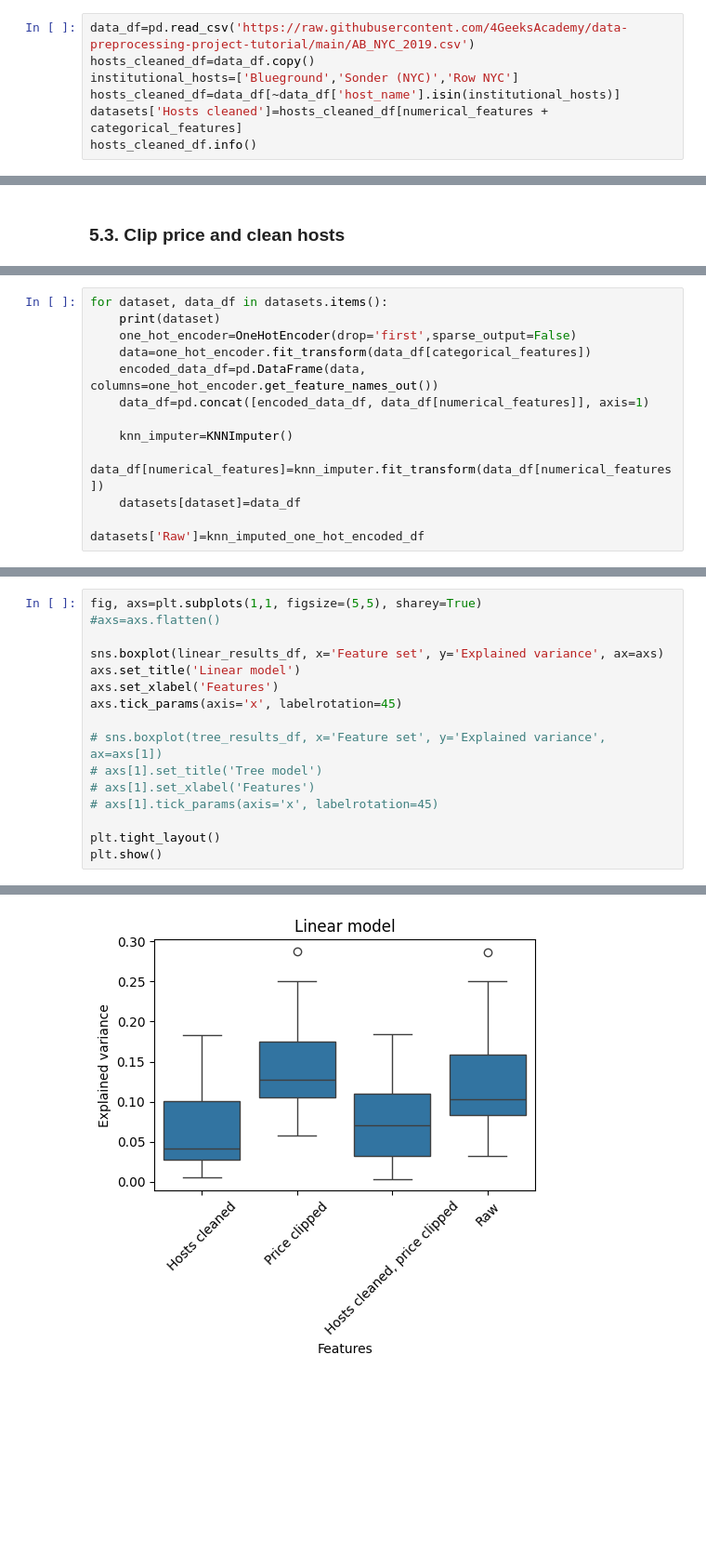
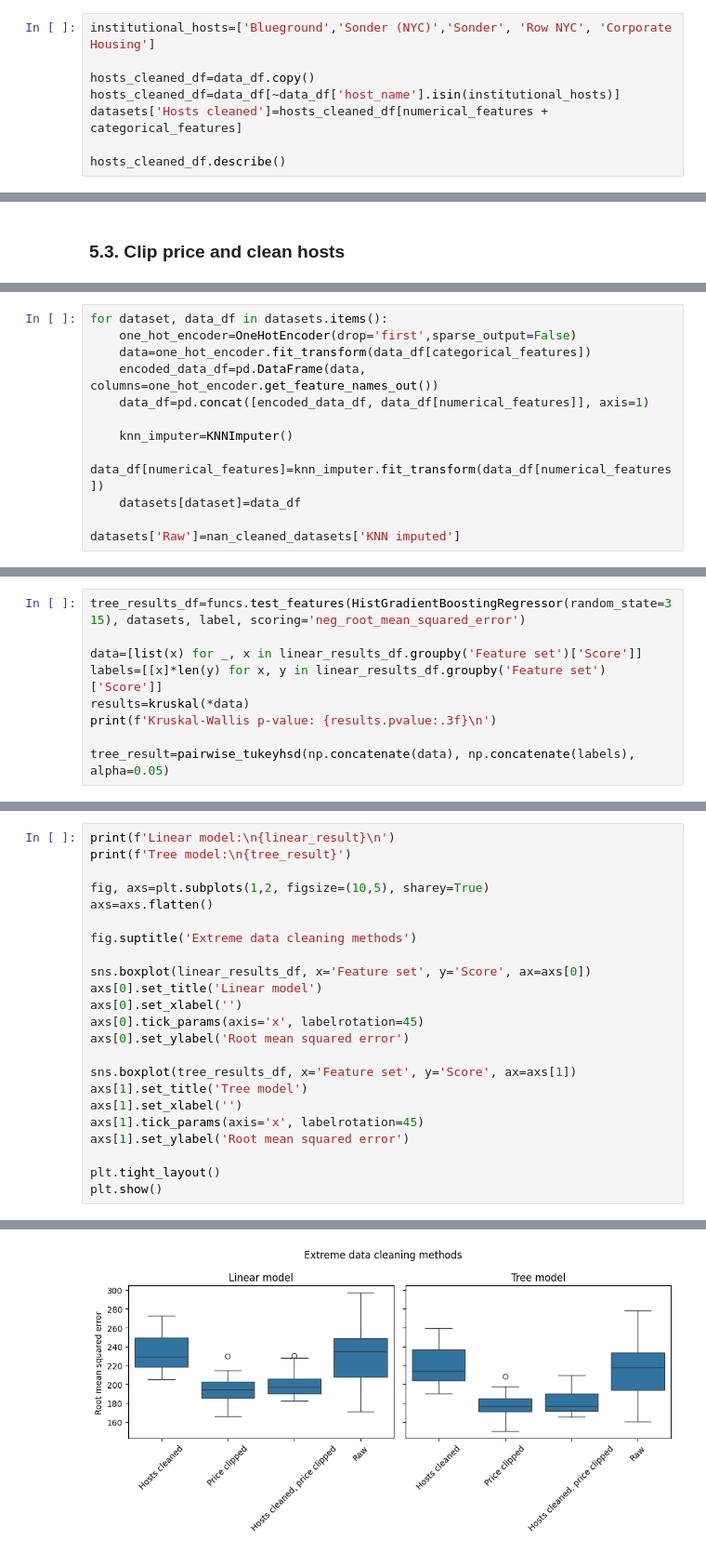
Before and after one commit to gperdrizet/gperdrizet-data-preprocessing-project-tutorial, a Jupyter notebook: gperdrizet-03_data_cleaning.ipynb, the cells around one changed output, grey strips where cells are left out. Shown at 93% size. Cells and saved outputs as stored; diff of their text form; blank space fills up the shorter version.

```diff
--- a/gperdrizet-03_data_cleaning.ipynb
+++ b/gperdrizet-03_data_cleaning.ipynb
@@ -218,8 +365,9 @@ datasets={}
 # %%
-data_df=pd.read_csv('https://raw.githubusercontent.com/4GeeksAcademy/data-preprocessing-project-tutorial/main/AB_NYC_2019.csv')
+institutional_hosts=['Blueground','Sonder (NYC)','Sonder', 'Row NYC', 'Corporate Housing']
+
 hosts_cleaned_df=data_df.copy()
-institutional_hosts=['Blueground','Sonder (NYC)','Row NYC']
 hosts_cleaned_df=data_df[~data_df['host_name'].isin(institutional_hosts)]
 datasets['Hosts cleaned']=hosts_cleaned_df[numerical_features + categorical_features]
-hosts_cleaned_df.info()
+
+hosts_cleaned_df.describe()
 # %% [output]
@@ -280,6 +420,5 @@ price_clipped_host_cleaned_df.describe()
 # %%
 for dataset, data_df in datasets.items():
-    print(dataset)
     one_hot_encoder=OneHotEncoder(drop='first',sparse_output=False)
     data=one_hot_encoder.fit_transform(data_df[categorical_features])
     encoded_data_df=pd.DataFrame(data, columns=one_hot_encoder.get_feature_names_out())
@@ -289,4 +428,4 @@ for dataset, data_df in datasets.items():
     data_df[numerical_features]=knn_imputer.fit_transform(data_df[numerical_features])
     datasets[dataset]=data_df
 
-datasets['Raw']=knn_imputed_one_hot_encoded_df
+datasets['Raw']=nan_cleaned_datasets['KNN imputed']
@@ -336,0 +449,9 @@ Hosts cleaned, price clipped                          Raw    0.047 0.0099  0.008
+# %%
+tree_results_df=funcs.test_features(HistGradientBoostingRegressor(random_state=315), datasets, label, scoring='neg_root_mean_squared_error')
+
+data=[list(x) for _, x in linear_results_df.groupby('Feature set')['Score']]
+labels=[[x]*len(y) for x, y in linear_results_df.groupby('Feature set')['Score']]
+results=kruskal(*data)
+print(f'Kruskal-Wallis p-value: {results.pvalue:.3f}\n')
+
+tree_result=pairwise_tukeyhsd(np.concatenate(data), np.concatenate(labels), alpha=0.05)
@@ -337,16 +462,23 @@ Hosts cleaned, price clipped                          Raw    0.047 0.0099  0.008
 # %%
-fig, axs=plt.subplots(1,1, figsize=(5,5), sharey=True)
-#axs=axs.flatten()
+print(f'Linear model:\n{linear_result}\n')
+print(f'Tree model:\n{tree_result}')
 
-sns.boxplot(linear_results_df, x='Feature set', y='Explained variance', ax=axs)
-axs.set_title('Linear model')
-axs.set_xlabel('Features')
-axs.tick_params(axis='x', labelrotation=45)
+fig, axs=plt.subplots(1,2, figsize=(10,5), sharey=True)
+axs=axs.flatten()
 
-# sns.boxplot(tree_results_df, x='Feature set', y='Explained variance', ax=axs[1])
-# axs[1].set_title('Tree model')
-# axs[1].set_xlabel('Features')
-# axs[1].tick_params(axis='x', labelrotation=45)
+fig.suptitle('Extreme data cleaning methods')
+
+sns.boxplot(linear_results_df, x='Feature set', y='Score', ax=axs[0])
+axs[0].set_title('Linear model')
+axs[0].set_xlabel('')
+axs[0].tick_params(axis='x', labelrotation=45)
+axs[0].set_ylabel('Root mean squared error')
+
+sns.boxplot(tree_results_df, x='Feature set', y='Score', ax=axs[1])
+axs[1].set_title('Tree model')
+axs[1].set_xlabel('')
+axs[1].tick_params(axis='x', labelrotation=45)
+axs[1].set_ylabel('Root mean squared error')
 
 plt.tight_layout()
 plt.show()
@@ -354 +503 @@ plt.show()
-[figure, old version]
+[figure, new version]
```
Also changed, not shown: parts of 49 cells of this notebook.
